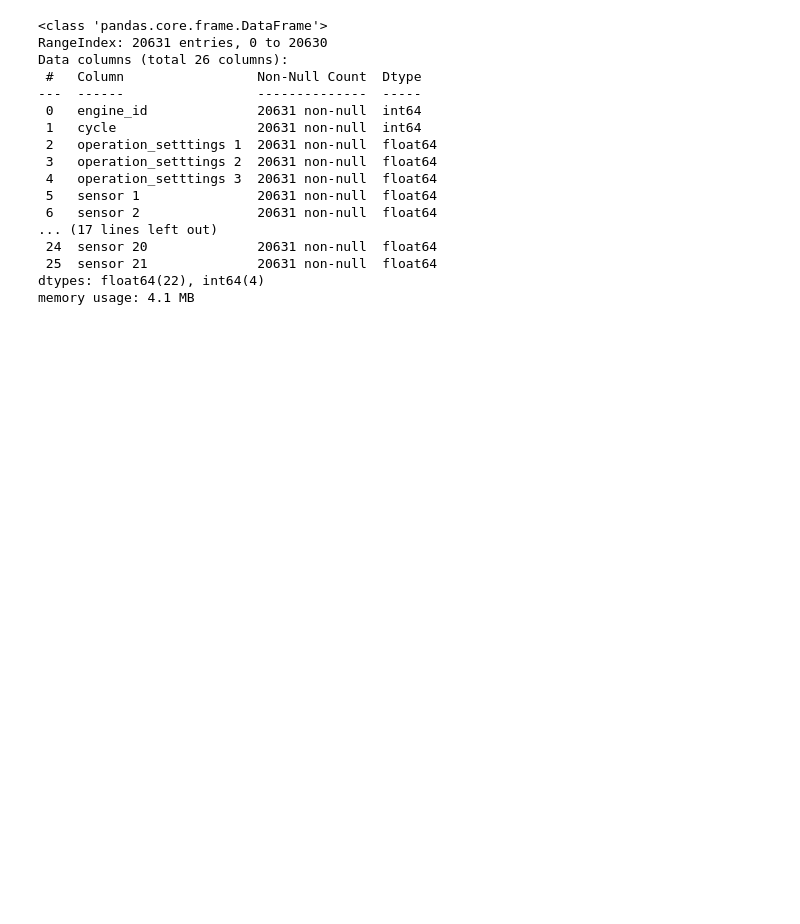
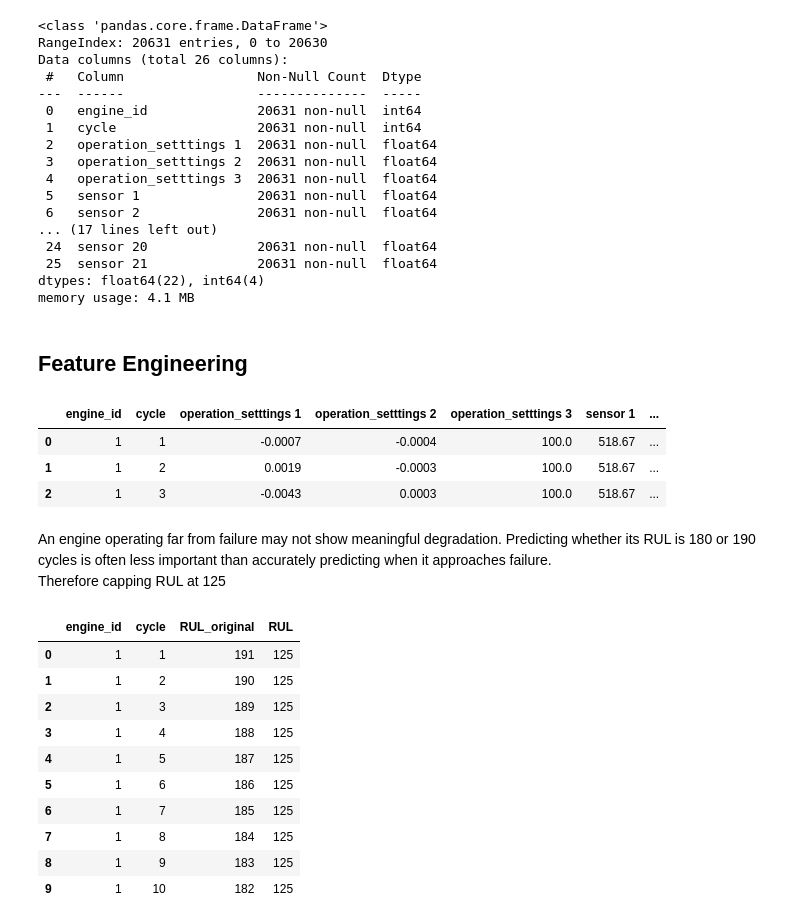
Before and after one commit to Vishwa7773/Turbofan-Jet-Engine-Life-Cycle-Prediction, a Jupyter notebook: EngineLifeCyclePrediction.ipynb, the cells around one changed output. Cells and saved outputs as stored; diff of their text form; code cells hidden in the pictures; blank space fills up the shorter version.

```diff
--- a/EngineLifeCyclePrediction.ipynb
+++ b/EngineLifeCyclePrediction.ipynb
@@ -142,3 +140,34 @@ Data columns (total 26 columns):
  25  sensor 21              20631 non-null  float64
 dtypes: float64(22), int64(4)
 memory usage: 4.1 MB
+# %% [markdown]
+## Feature Engineering
+# %%
+max_cycles=data.groupby('engine_id')['cycle'].max()
+data['max_cycles']=data['engine_id'].map(max_cycles)
+data['RUL']=data['max_cycles']-data['cycle']
+data.head(3)
+# %% [output]
+|  | engine_id | cycle | operation_setttings 1 | operation_setttings 2 | operation_setttings 3 | sensor 1 | ... |
+| 0 | 1 | 1 | -0.0007 | -0.0004 | 100.0 | 518.67 | ... |
+| 1 | 1 | 2 | 0.0019 | -0.0003 | 100.0 | 518.67 | ... |
+| 2 | 1 | 3 | -0.0043 | 0.0003 | 100.0 | 518.67 | ... |
+# %% [markdown]
+An engine operating far from failure may not show meaningful degradation. Predicting whether its RUL is 180 or 190 cycles is often less important than accurately predicting when it approaches failure.
+Therefore capping RUL at 125
+# %%
+data['RUL_original']=data['RUL'].copy()
+data['RUL']=data['RUL'].clip(upper=125)
+data[['engine_id', 'cycle', 'RUL_original', 'RUL']].head(10)
+# %% [output]
+|  | engine_id | cycle | RUL_original | RUL |
+| 0 | 1 | 1 | 191 | 125 |
+| 1 | 1 | 2 | 190 | 125 |
+| 2 | 1 | 3 | 189 | 125 |
+| 3 | 1 | 4 | 188 | 125 |
+| 4 | 1 | 5 | 187 | 125 |
+| 5 | 1 | 6 | 186 | 125 |
+| 6 | 1 | 7 | 185 | 125 |
+| 7 | 1 | 8 | 184 | 125 |
+| 8 | 1 | 9 | 183 | 125 |
+| 9 | 1 | 10 | 182 | 125 |
```
Also changed, not shown: parts of 8 cells of this notebook.
